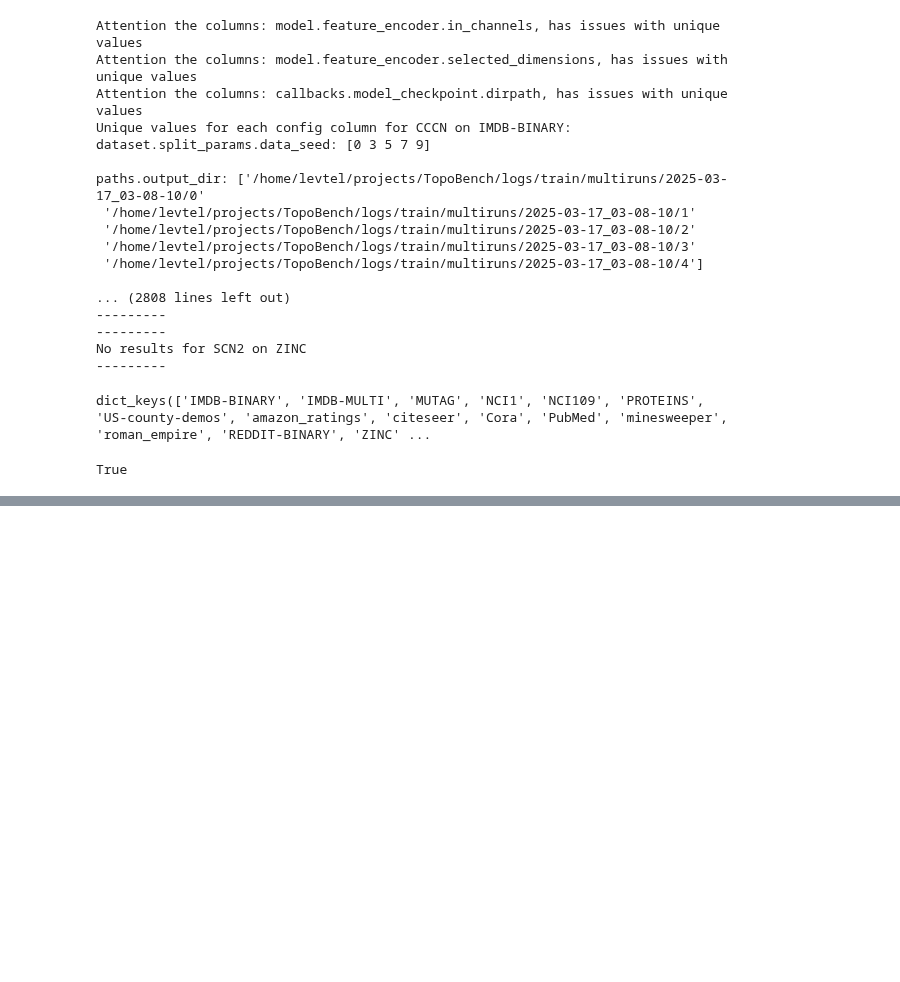
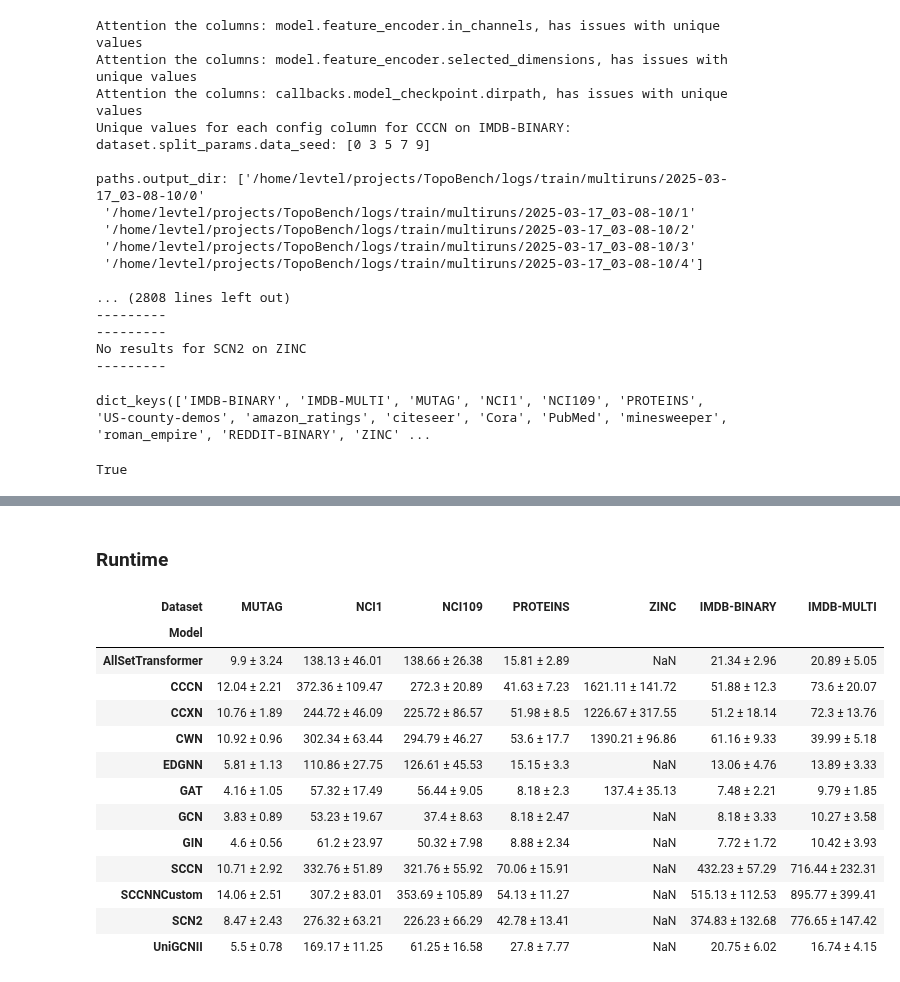
Before and after one commit to geometric-intelligence/TopoBench, a Jupyter notebook: tutorials/extract_time.ipynb, the cells around one changed output, grey strips where cells are left out. Cells and saved outputs as stored; diff of their text form; code cells hidden in the pictures; blank space fills up the shorter version.

Commit message:
runtimes

```diff
--- a/tutorials/extract_time.ipynb
+++ b/tutorials/extract_time.ipynb
@@ -156,6 +156,7 @@ unique_datasets = df["dataset.loader.parameters.data_name"].unique()
 
 collected_results = defaultdict(dict)
 collected_results_time = defaultdict(dict)
+collected_results_time_run = defaultdict(dict)
 
 collected_aggregated_results = defaultdict(dict)
 collected_non_aggregated_results = defaultdict(dict)
@@ -264,6 +265,10 @@ for dataset in unique_datasets:
             "std": subset["epoch"].std(),
         }
 
+        collected_results_time_run[dataset][model] = {
+            "mean": subset["_runtime"].mean(),
+            "std": subset["_runtime"].std(),
+        }
 
         collected_aggregated_results[dataset][model] = aggregated.sort_values(
             by=(f"test/{get_metric(subset)}", "mean"), ascending=ascending
@@ -340,0 +332,45 @@ result_dict.pivot_table(
+# %% [markdown]
+### Runtime
+# %%
+collected_results_time_run
+# Convert nested dictionary to DataFrame
+nested_dict = dict(collected_results_time_run)
+result_dict = pd.DataFrame.from_dict(
+    {
+        (i, j): nested_dict[i][j]
+        for i in nested_dict
+        for j in nested_dict[i].keys()
+    },
+    orient="index",
+)
+
+
+result_dict = result_dict.round(2)
+result_dict["performance"] = result_dict.apply(
+    lambda x: f"{x['mean']} ± {x['std']}", axis=1
+)
+result_dict = result_dict.drop(["mean", "std"], axis=1)
+
+# Reset multiindex
+result_dict = result_dict.reset_index()
+# rename columns
+result_dict.columns = ["Dataset", "Model", "Average Training Time"]
+# %%
+result_dict.pivot_table(
+    index="Model", columns="Dataset", values="Average Training Time", aggfunc="first"
+)[['MUTAG', 'NCI1','NCI109','PROTEINS','ZINC','IMDB-BINARY','IMDB-MULTI']]
+# %% [output]
+| Dataset | MUTAG | NCI1 | NCI109 | PROTEINS | ZINC | IMDB-BINARY | IMDB-MULTI |
+| Model |  |  |  |  |  |  |  |
+| AllSetTransformer | 9.9 ± 3.24 | 138.13 ± 46.01 | 138.66 ± 26.38 | 15.81 ± 2.89 | NaN | 21.34 ± 2.96 | 20.89 ± 5.05 |
+| CCCN | 12.04 ± 2.21 | 372.36 ± 109.47 | 272.3 ± 20.89 | 41.63 ± 7.23 | 1621.11 ± 141.72 | 51.88 ± 12.3 | 73.6 ± 20.07 |
+| CCXN | 10.76 ± 1.89 | 244.72 ± 46.09 | 225.72 ± 86.57 | 51.98 ± 8.5 | 1226.67 ± 317.55 | 51.2 ± 18.14 | 72.3 ± 13.76 |
+| CWN | 10.92 ± 0.96 | 302.34 ± 63.44 | 294.79 ± 46.27 | 53.6 ± 17.7 | 1390.21 ± 96.86 | 61.16 ± 9.33 | 39.99 ± 5.18 |
+| EDGNN | 5.81 ± 1.13 | 110.86 ± 27.75 | 126.61 ± 45.53 | 15.15 ± 3.3 | NaN | 13.06 ± 4.76 | 13.89 ± 3.33 |
+| GAT | 4.16 ± 1.05 | 57.32 ± 17.49 | 56.44 ± 9.05 | 8.18 ± 2.3 | 137.4 ± 35.13 | 7.48 ± 2.21 | 9.79 ± 1.85 |
+| GCN | 3.83 ± 0.89 | 53.23 ± 19.67 | 37.4 ± 8.63 | 8.18 ± 2.47 | NaN | 8.18 ± 3.33 | 10.27 ± 3.58 |
+| GIN | 4.6 ± 0.56 | 61.2 ± 23.97 | 50.32 ± 7.98 | 8.88 ± 2.34 | NaN | 7.72 ± 1.72 | 10.42 ± 3.93 |
+| SCCN | 10.71 ± 2.92 | 332.76 ± 51.89 | 321.76 ± 55.92 | 70.06 ± 15.91 | NaN | 432.23 ± 57.29 | 716.44 ± 232.31 |
+| SCCNNCustom | 14.06 ± 2.51 | 307.2 ± 83.01 | 353.69 ± 105.89 | 54.13 ± 11.27 | NaN | 515.13 ± 112.53 | 895.77 ± 399.41 |
+| SCN2 | 8.47 ± 2.43 | 276.32 ± 63.21 | 226.23 ± 66.29 | 42.78 ± 13.41 | NaN | 374.83 ± 132.68 | 776.65 ± 147.42 |
+| UniGCNII | 5.5 ± 0.78 | 169.17 ± 11.25 | 61.25 ± 16.58 | 27.8 ± 7.77 | NaN | 20.75 ± 6.02 | 16.74 ± 4.15 |
```
Also changed, not shown: parts of 2 cells of this notebook.
